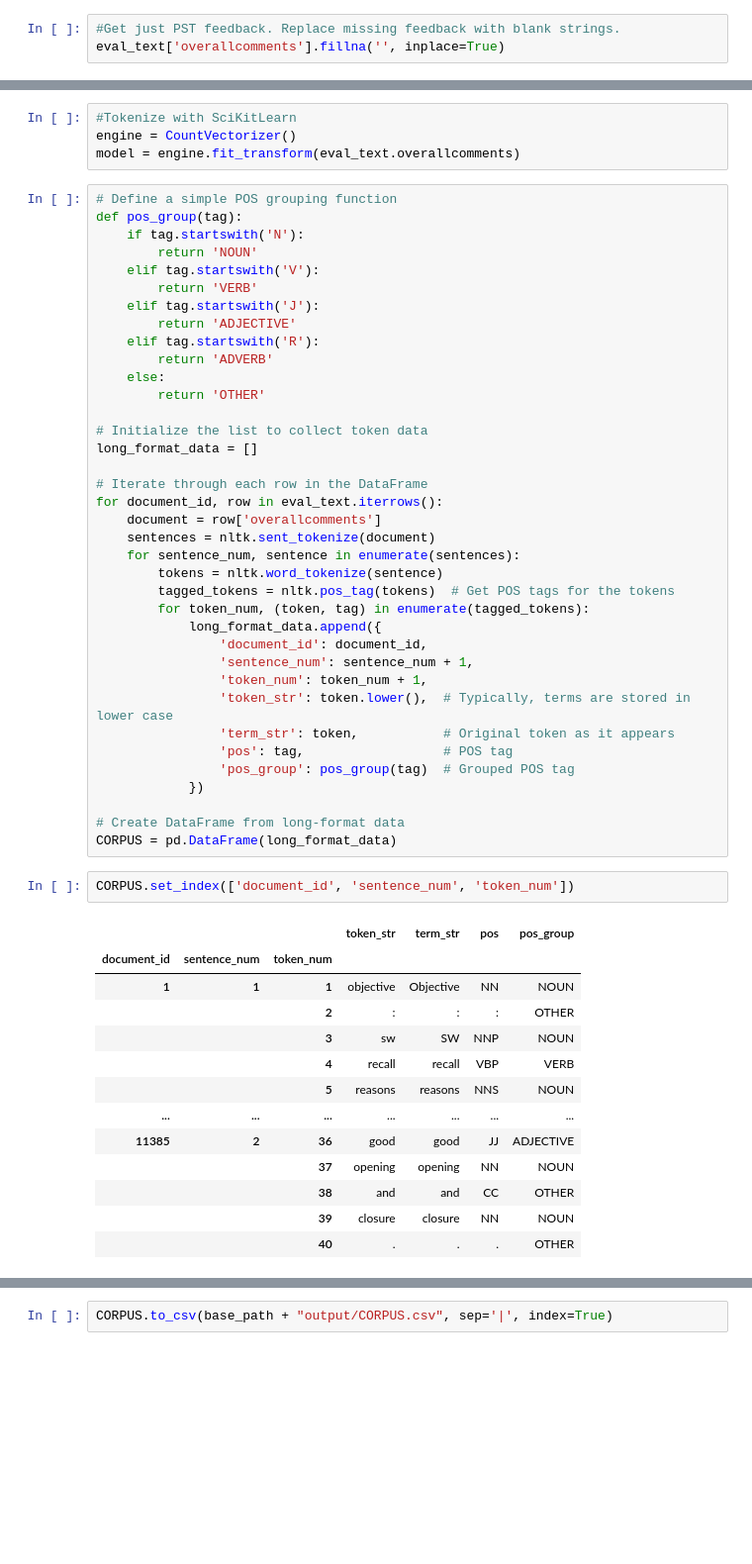
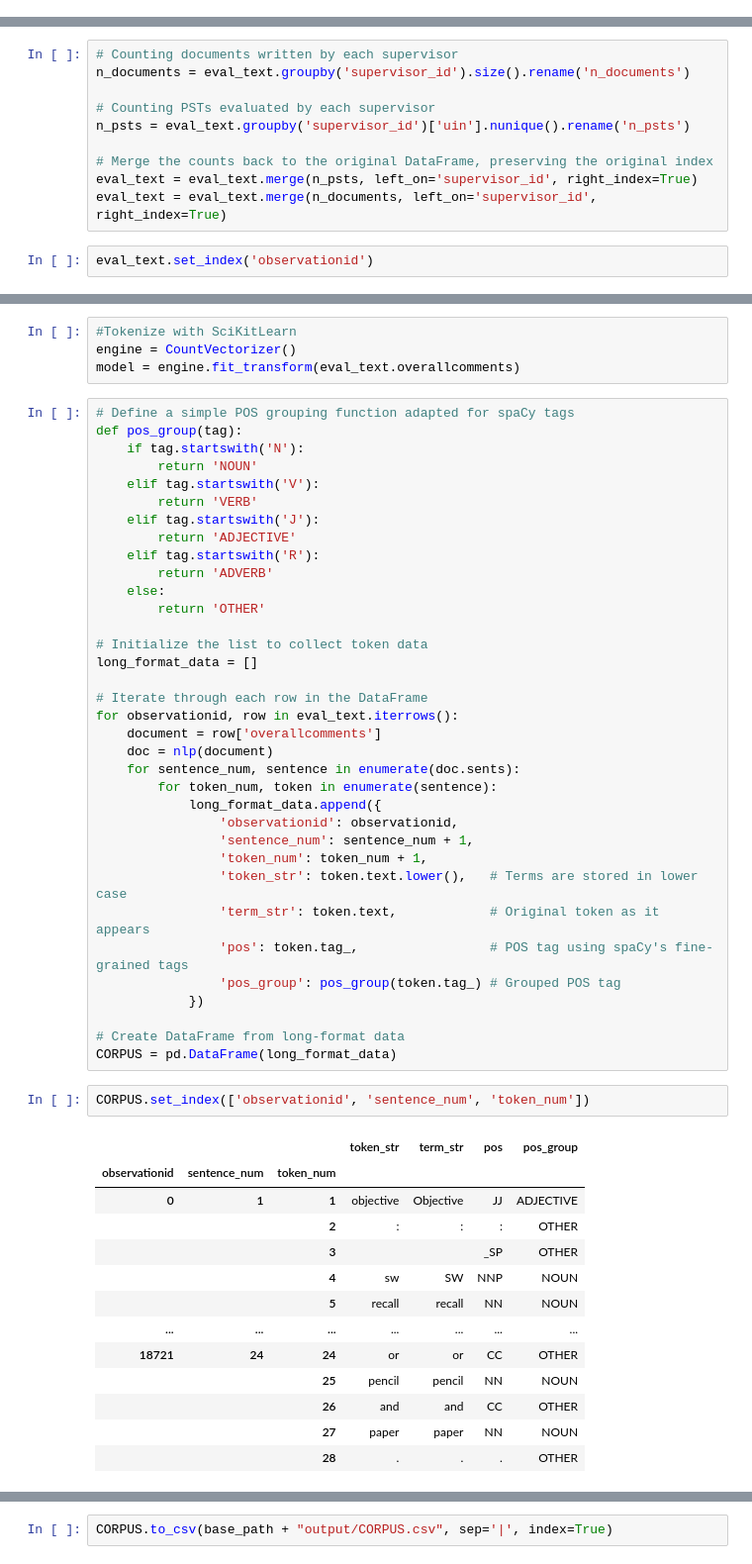
Before and after one commit to avitabilea/DS5001-Final-Project, a Jupyter notebook: 01_data_prep.ipynb, the cells around one changed output, grey strips where cells are left out. Shown: that part at 99% size. Cells and saved outputs as stored; diff of their text form; blank space fills up the shorter version.

```diff
--- a/01_data_prep.ipynb
+++ b/01_data_prep.ipynb
@@ -54,6 +54,3 @@ eval_text = pd.read_excel(file_path_eval_text)
-# %%
-#Get just PST feedback. Replace missing feedback with blank strings.
-eval_text['overallcomments'].fillna('', inplace=True)
 # %% [markdown]
 # Parse Data
 # %% [markdown]
@@ -75,0 +58,12 @@ eval_text = eval_text.join(n_psts.rename('n_psts'), on='supervisor')
+# %%
+# Counting documents written by each supervisor
+n_documents = eval_text.groupby('supervisor_id').size().rename('n_documents')
+
+# Counting PSTs evaluated by each supervisor
+n_psts = eval_text.groupby('supervisor_id')['uin'].nunique().rename('n_psts')
+
+# Merge the counts back to the original DataFrame, preserving the original index
+eval_text = eval_text.merge(n_psts, left_on='supervisor_id', right_index=True)
+eval_text = eval_text.merge(n_documents, left_on='supervisor_id', right_index=True)
+# %%
+eval_text.set_index('observationid')
@@ -80,7 +89,7 @@ eval_text = eval_text.join(n_psts.rename('n_psts'), on='supervisor')
 engine = CountVectorizer()
 model = engine.fit_transform(eval_text.overallcomments)
 # %%
-# Define a simple POS grouping function
+# Define a simple POS grouping function adapted for spaCy tags
 def pos_group(tag):
     if tag.startswith('N'):
         return 'NOUN'
@@ -97,38 +106,36 @@ def pos_group(tag):
 long_format_data = []
 
 # Iterate through each row in the DataFrame
-for document_id, row in eval_text.iterrows():
+for observationid, row in eval_text.iterrows():
     document = row['overallcomments']
-    sentences = nltk.sent_tokenize(document)
-    for sentence_num, sentence in enumerate(sentences):
-        tokens = nltk.word_tokenize(sentence)
-        tagged_tokens = nltk.pos_tag(tokens)  # Get POS tags for the tokens
-        for token_num, (token, tag) in enumerate(tagged_tokens):
+    doc = nlp(document)
+    for sentence_num, sentence in enumerate(doc.sents):
+        for token_num, token in enumerate(sentence):
             long_format_data.append({
-                'document_id': document_id,
+                'observationid': observationid,
                 'sentence_num': sentence_num + 1,
                 'token_num': token_num + 1,
-                'token_str': token.lower(),  # Typically, terms are stored in lower case
-                'term_str': token,           # Original token as it appears
-                'pos': tag,                  # POS tag
-                'pos_group': pos_group(tag)  # Grouped POS tag
+                'token_str': token.text.lower(),   # Terms are stored in lower case
+                'term_str': token.text,            # Original token as it appears
+                'pos': token.tag_,                 # POS tag using spaCy's fine-grained tags
+                'pos_group': pos_group(token.tag_) # Grouped POS tag
             })
 
 # Create DataFrame from long-format data
 CORPUS = pd.DataFrame(long_format_data)
 # %%
-CORPUS.set_index(['document_id', 'sentence_num', 'token_num'])
+CORPUS.set_index(['observationid', 'sentence_num', 'token_num'])
 # %% [output]
 |  |  |  | token_str | term_str | pos | pos_group |
-| document_id | sentence_num | token_num |  |  |  |  |
-| 1 | 1 | 1 | objective | Objective | NN | NOUN |
+| observationid | sentence_num | token_num |  |  |  |  |
+| 0 | 1 | 1 | objective | Objective | JJ | ADJECTIVE |
 |  |  | 2 | : | : | : | OTHER |
-|  |  | 3 | sw | SW | NNP | NOUN |
-|  |  | 4 | recall | recall | VBP | VERB |
-|  |  | 5 | reasons | reasons | NNS | NOUN |
+|  |  | 3 |  |  | _SP | OTHER |
+|  |  | 4 | sw | SW | NNP | NOUN |
+|  |  | 5 | recall | recall | NN | NOUN |
 | ... | ... | ... | ... | ... | ... | ... |
-| 11385 | 2 | 36 | good | good | JJ | ADJECTIVE |
-|  |  | 37 | opening | opening | NN | NOUN |
-|  |  | 38 | and | and | CC | OTHER |
-|  |  | 39 | closure | closure | NN | NOUN |
-|  |  | 40 | . | . | . | OTHER |
+| 18721 | 24 | 24 | or | or | CC | OTHER |
+|  |  | 25 | pencil | pencil | NN | NOUN |
+|  |  | 26 | and | and | CC | OTHER |
+|  |  | 27 | paper | paper | NN | NOUN |
+|  |  | 28 | . | . | . | OTHER |
```
Also changed, not shown: parts of 13 cells of this notebook, 2 other files.
